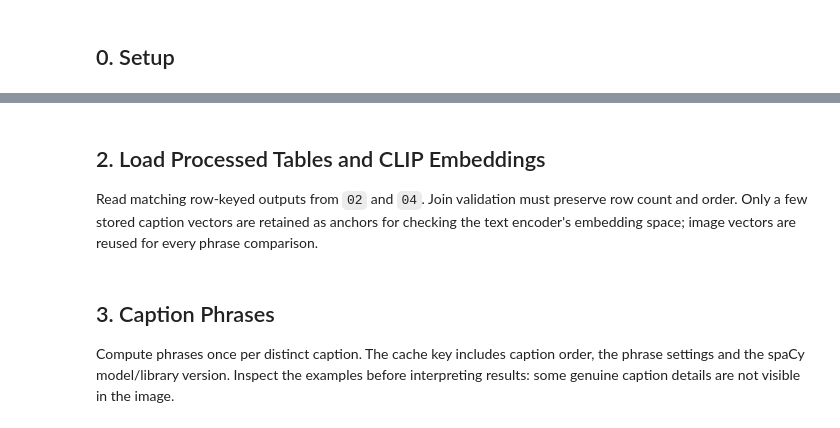
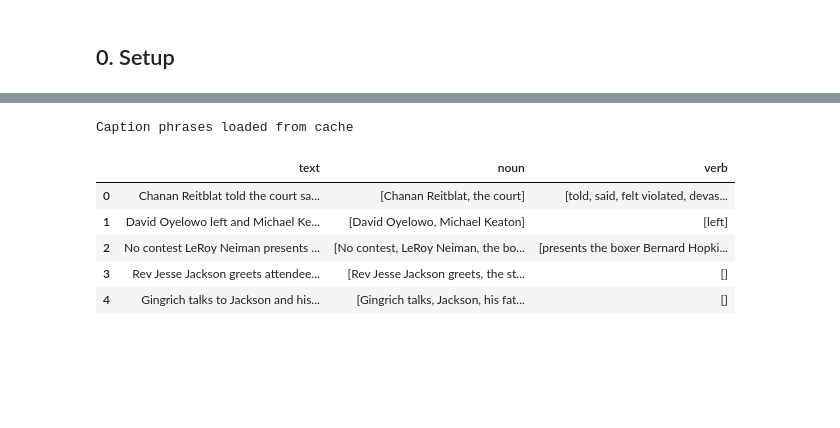
Before and after one commit to mfchloe/bt4012-team12, a Jupyter notebook: notebooks/07_multimodal_analysis.ipynb, the cells around one changed output, grey strips where cells are left out. Cells and saved outputs as stored; diff of their text form; code cells hidden in the pictures; blank space fills up the shorter version.

```diff
--- a/notebooks/07_multimodal_analysis.ipynb
+++ b/notebooks/07_multimodal_analysis.ipynb
@@ -100,4 +170,0 @@ display(toy_features)
-# %% [markdown]
-## 2. Load Processed Tables and CLIP Embeddings
-
-Read matching row-keyed outputs from `02` and `04`. Join validation must preserve row count and order. Only a few stored caption vectors are retained as anchors for checking the text encoder's embedding space; image vectors are reused for every phrase comparison.
@@ -135,27 +171,32 @@ pd.Series({split: len(df) for split, df in data.items()}, name="rows")
-# %% [markdown]
-## 3. Caption Phrases
-
-Compute phrases once per distinct caption. The cache key includes caption order, the phrase settings and the spaCy model/library version. Inspect the examples before interpreting results: some genuine caption details are not visible in the image.
 # %%
+phrase_stage_start = time.perf_counter()
 import spacy
 
 nlp = spacy.load("en_core_web_sm", disable=["lemmatizer", "ner"])
 phrase_config = {"captions": captions.tolist(), "max_phrases": MAX_PHRASES,
                  "spacy": spacy.__version__, "model": nlp.meta, "method": "noun_chunks_verb_subtrees_v1"}
 phrase_key = hashlib.sha256(json.dumps(phrase_config, sort_keys=True).encode()).hexdigest()[:16]
 phrase_path = CACHE_DIR / f"caption_phrases_{phrase_key}.json"
 
 if phrase_path.exists():
     phrase_lookup = json.loads(phrase_path.read_text())
     print("Caption phrases loaded from cache")
 else:
     start = time.time()
     phrase_lookup = {text: phrases_from_doc(doc)
                      for text, doc in zip(captions, nlp.pipe(captions, batch_size=128))}
     temporary = phrase_path.with_suffix(".tmp")
     temporary.write_text(json.dumps(phrase_lookup))
     temporary.replace(phrase_path)
     print(f"spaCy phrases: {time.time() - start:.0f}s")
 
 assert set(phrase_lookup) == set(captions)
 pd.DataFrame([{"text": text, **phrase_lookup[text]} for text in captions.head(5)])
+# %% [output]
+Caption phrases loaded from cache
+|  | text | noun | verb |
+| 0 | Chanan Reitblat told the court sa... | [Chanan Reitblat, the court] | [told, said, felt violated, devas... |
+| 1 | David Oyelowo left and Michael Ke... | [David Oyelowo, Michael Keaton] | [left] |
+| 2 | No contest LeRoy Neiman presents ... | [No contest, LeRoy Neiman, the bo... | [presents the boxer Bernard Hopki... |
+| 3 | Rev Jesse Jackson greets attendee... | [Rev Jesse Jackson greets, the st... | [] |
+| 4 | Gingrich talks to Jackson and his... | [Gingrich talks, Jackson, his fat... | [] |
```
Also changed, not shown: parts of 39 cells of this notebook, 2 other files.
